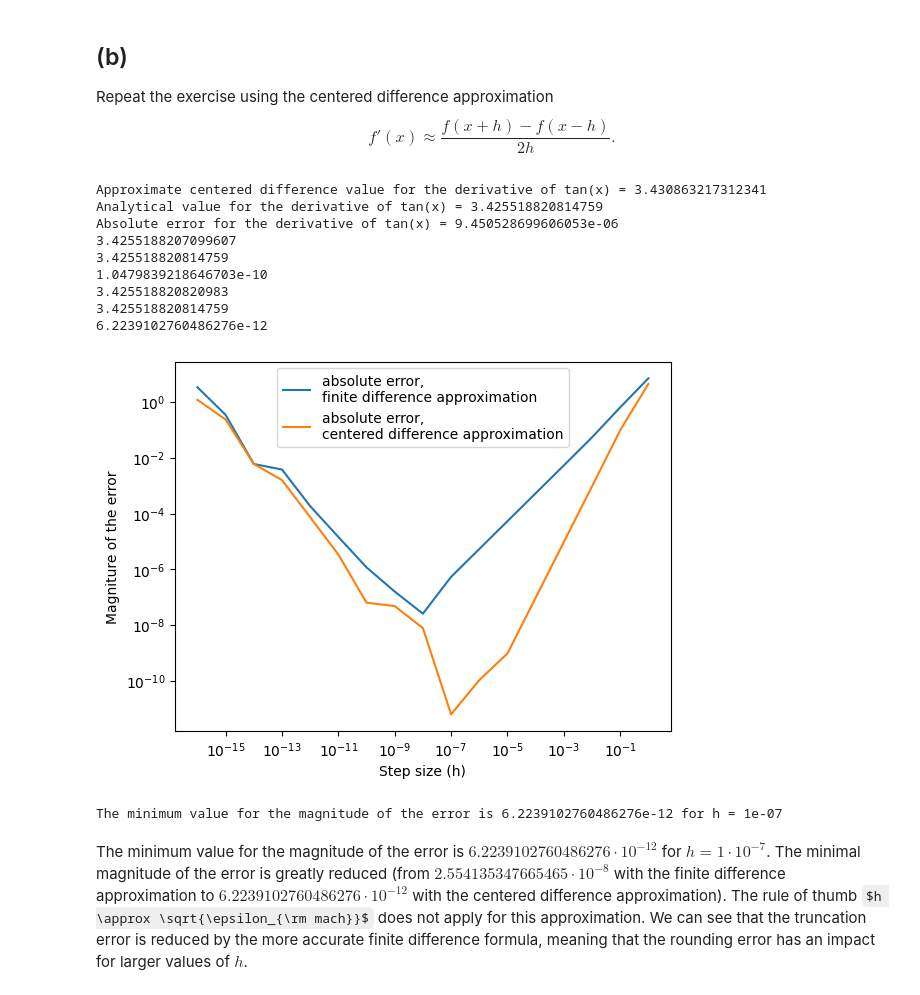
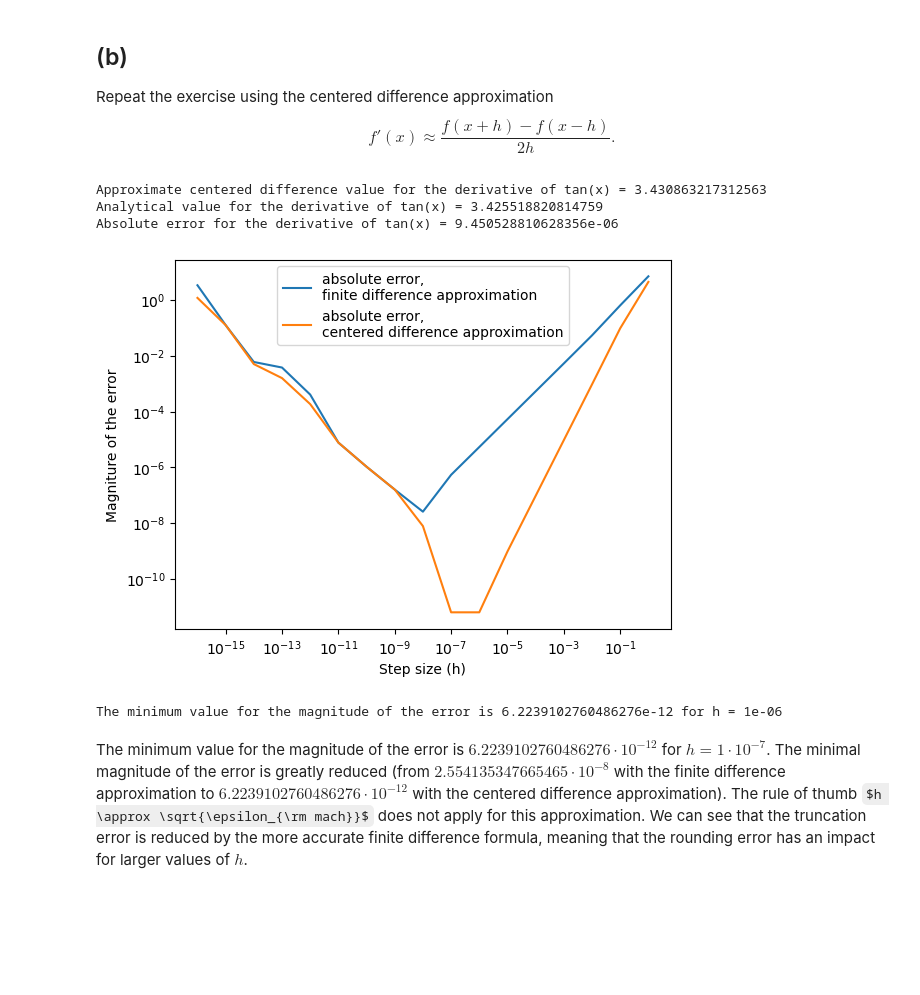
Before and after one commit to sachagijsbers/numerical_alg, a Jupyter notebook: hw1_2023.ipynb, the cells around one changed output. Cells and saved outputs as stored; diff of their text form; code cells hidden in the pictures; some formulas as TeX source; blank space fills up the shorter version.

```diff
--- a/hw1_2023.ipynb
+++ b/hw1_2023.ipynb
@@ -146,9 +152,9 @@ for k in range(17):
 
 y = []
 for value in h:
-    y.append(abs_error(approx_derivative_tan(x, value), derivative_tan, x))
+    y.append(abs_error(derivative_tan,approx_derivative_tan, x, value))
 
-plt.loglog(h, y, label=r"absolute error")
+plt.loglog(h, y, label=r"Absolute error")
 plt.legend()
 plt.ylabel("Magniture of the error")
 plt.xlabel("Step size (h)")
@@ -170,67 +176,52 @@ The minimum value for the magnitude of the error we found is $2.554135347665465\
 Repeat the exercise using the centered difference approximation
 $$ f'(x) \approx \frac{f(x+h) - f(x-h)}{2h} .$$
 # %%
-from math import tan, cos
+def approx_difference_derivative_tan(x, h):
+    """
+    Approximates the derivative of tan(x) using the centered finite difference formula.
+    """
+    return (tan(x + h) - tan(x-h))/(2*h)
 
 x = 1
 h_value = 0.001
-
-def approx_difference_derivative_tan(x, h):
-    return (tan(x + h) - tan(x-h))/(2*h)
 
 approx_difference = approx_derivative_tan(x, h_value)
 print(f"Approximate centered difference value for the derivative of tan(x) = {approx_difference}")
 
 analytic = derivative_tan(1)
 print(f"Analytical value for the derivative of tan(x) = {analytic}")
 
-error = abs_error(approx_difference_derivative_tan(x, h_value), derivative_tan, x)
+error = abs_error(derivative_tan, approx_difference_derivative_tan, x,h_value)
 print(f"Absolute error for the derivative of tan(x) = {error}")
 
+# test for different values of h
 h = []
 for k in range(17):
     h.append(10**(-k))
 
 y2 = []
 for value in h:
-    y2.append(abs_error(approx_difference_derivative_tan(x, value), derivative_tan, x))
-
-ap = approx_difference_derivative_tan(x, h[6])
-der = derivative_tan(x)
-print(ap)
-print(der)
-print(abs(ap-der))
-
-ap2 = approx_difference_derivative_tan(x, h[7])
-print(ap2)
-print(der)
-print(abs(ap2-der))
+    y2.append(abs_error(derivative_tan, approx_difference_derivative_tan, x, value))
 
 plt.loglog(h, y, label=f"absolute error,\nfinite difference approximation")
 plt.loglog(h, y2, label=f"absolute error,\ncentered difference approximation")
 plt.legend()
 plt.ylabel("Magniture of the error")
 plt.xlabel("Step size (h)")
 plt.show()
 
 # minimum value for the magnitude of the error
 min_y2 = min(y2)
 min_index = y2.index(min_y2)
 min_h2 = h[min_index]
 
 print(f"The minimum value for the magnitude of the error is {min_y2} for h = {min_h2}")
 # %% [output]
-Approximate centered difference value for the derivative of tan(x) = 3.430863217312341
+Approximate centered difference value for the derivative of tan(x) = 3.430863217312563
 Analytical value for the derivative of tan(x) = 3.425518820814759
-Absolute error for the derivative of tan(x) = 9.450528699606053e-06
-3.4255188207099607
-3.425518820814759
-1.0479839218646703e-10
-3.425518820820983
-3.425518820814759
-6.2239102760486276e-12
+Absolute error for the derivative of tan(x) = 9.450528810628356e-06
-[figure, old version]
+[figure, new version]
-The minimum value for the magnitude of the error is 6.2239102760486276e-12 for h = 1e-07
+The minimum value for the magnitude of the error is 6.2239102760486276e-12 for h = 1e-06
 # %% [markdown]
 The minimum value for the magnitude of the error is $6.2239102760486276\cdot 10^{-12}$ for $h = 1\cdot 10^{-7}$. The minimal magnitude of the error is greatly reduced (from $2.554135347665465\cdot10^{-8}$ with the finite difference approximation to $6.2239102760486276\cdot 10^{-12}$ with the centered difference approximation). The rule of thumb $h \approx \sqrt{\epsilon_{\rm mach}}$ does not apply for this approximation. We can see that the truncation error is reduced by the more accurate finite difference formula, meaning that the rounding error has an impact for larger values of $h$.
 # %% [markdown]
```
Also changed, not shown: parts of 8 cells of this notebook.
